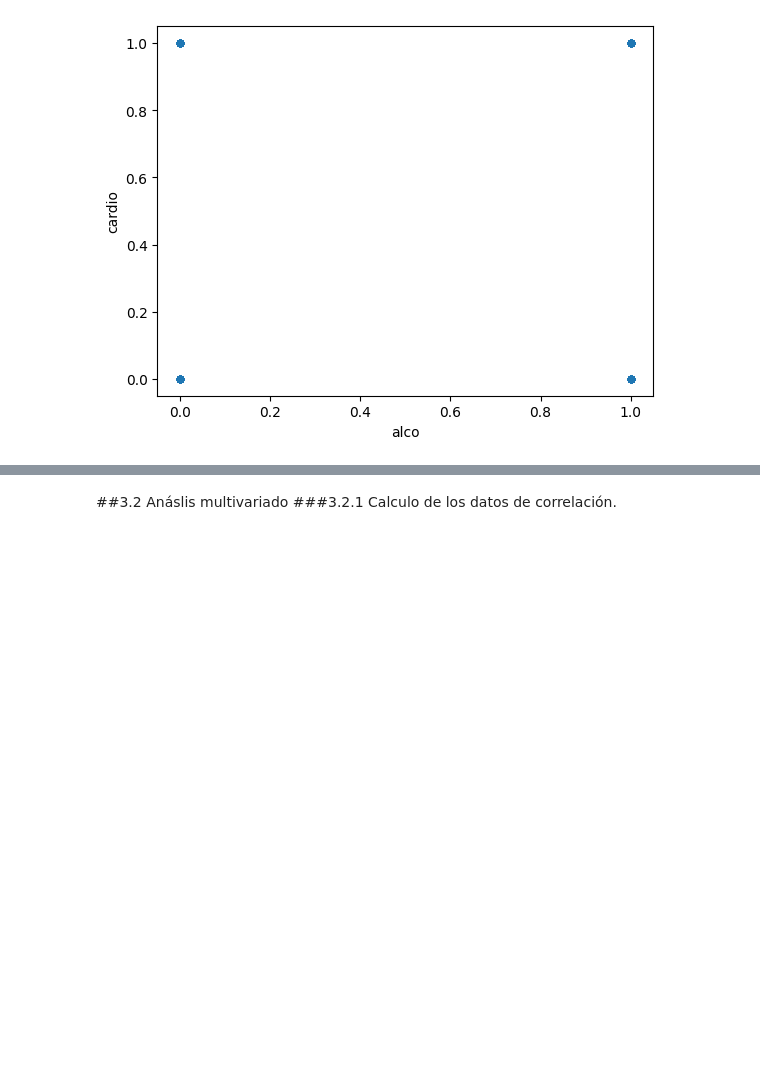
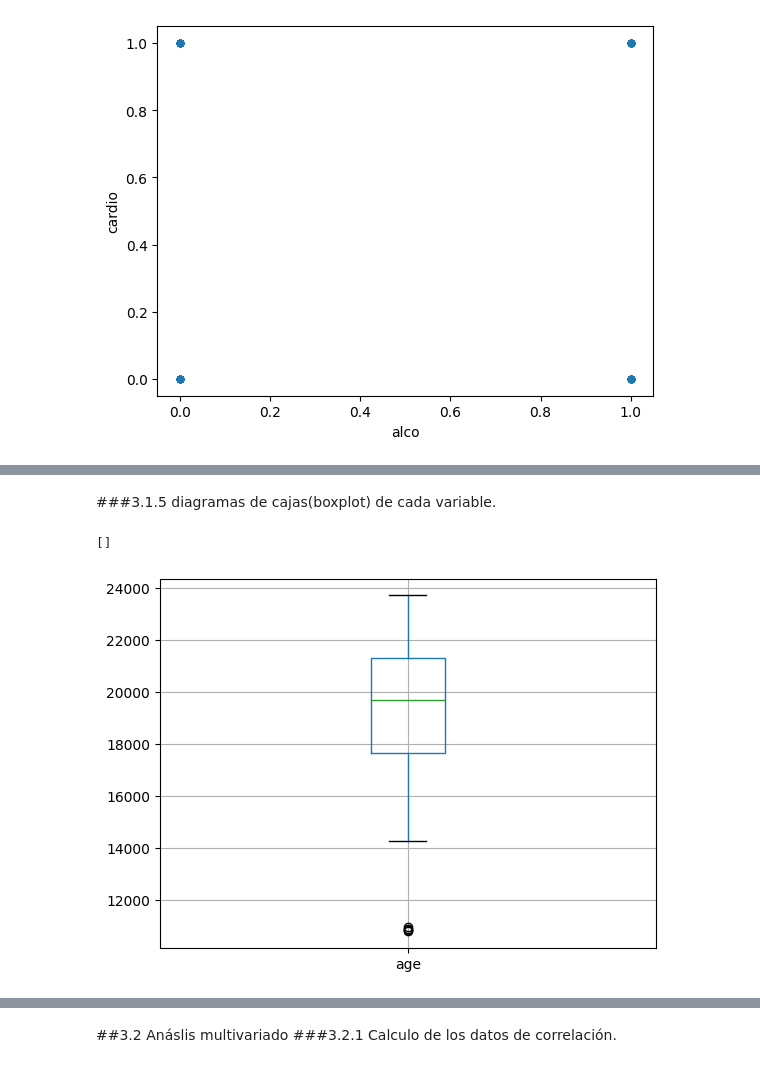
Before and after one commit to 1012357482/cienciaDatosETITC, a Jupyter notebook: proyecto_hearthDisease.ipynb, the cells around one changed output, grey strips where cells are left out. Saved outputs shown, nothing was run; the diff lists cells and outputs as text; code cells hidden in the pictures; blank space fills up the shorter version.

```diff
--- a/proyecto_hearthDisease.ipynb
+++ b/proyecto_hearthDisease.ipynb
@@ -242,0 +243,9 @@ data.plot.scatter(x=var, y='cardio', alpha = 0.5);
+# %% [markdown]
+###3.1.5 diagramas de cajas(boxplot) de cada variable.
+# %%
+#boxplot = dataini.boxplot(column=['age', 'gender', 'height', 'weight', 'ap_hi', 'ap_lo', 'cholesterol','gluc','smoke','alco','active'])
+boxplot = dataini.boxplot(column=['age'])
+boxplot.plot()
+# %% [output]
+[]
+[figure, added]
```
Also changed, not shown: parts of 28 cells of this notebook.
